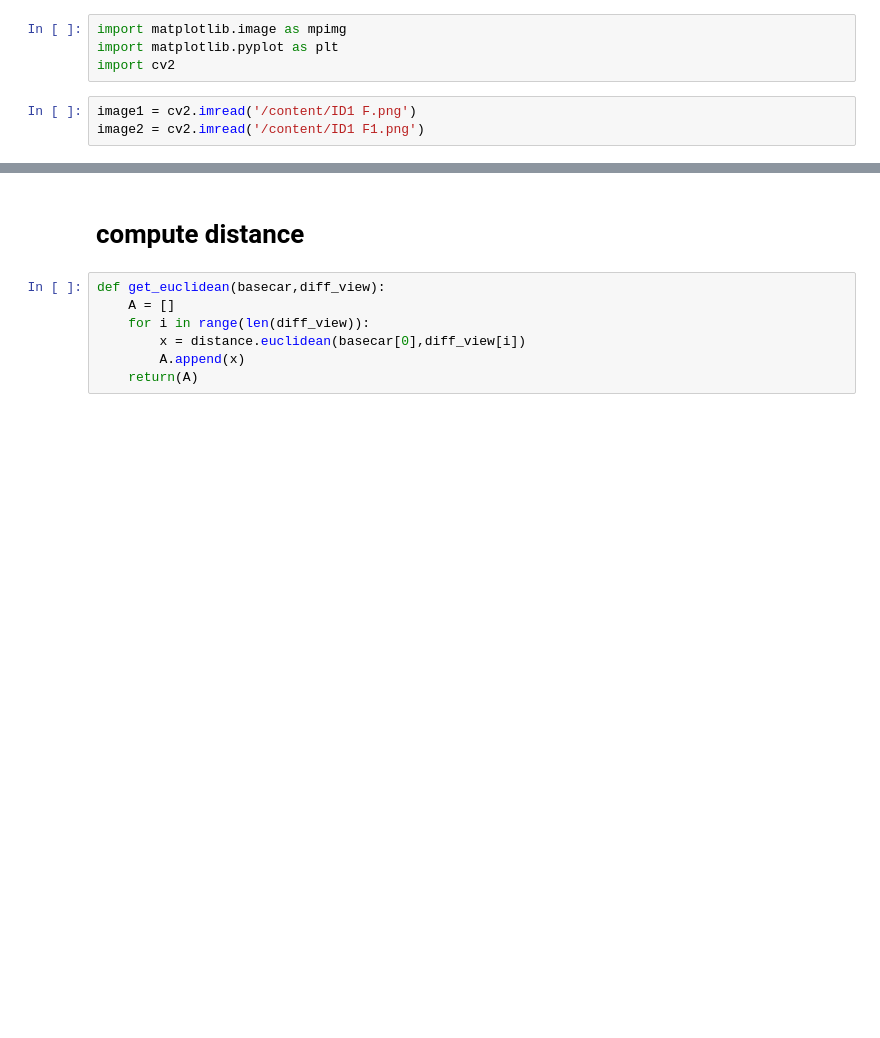
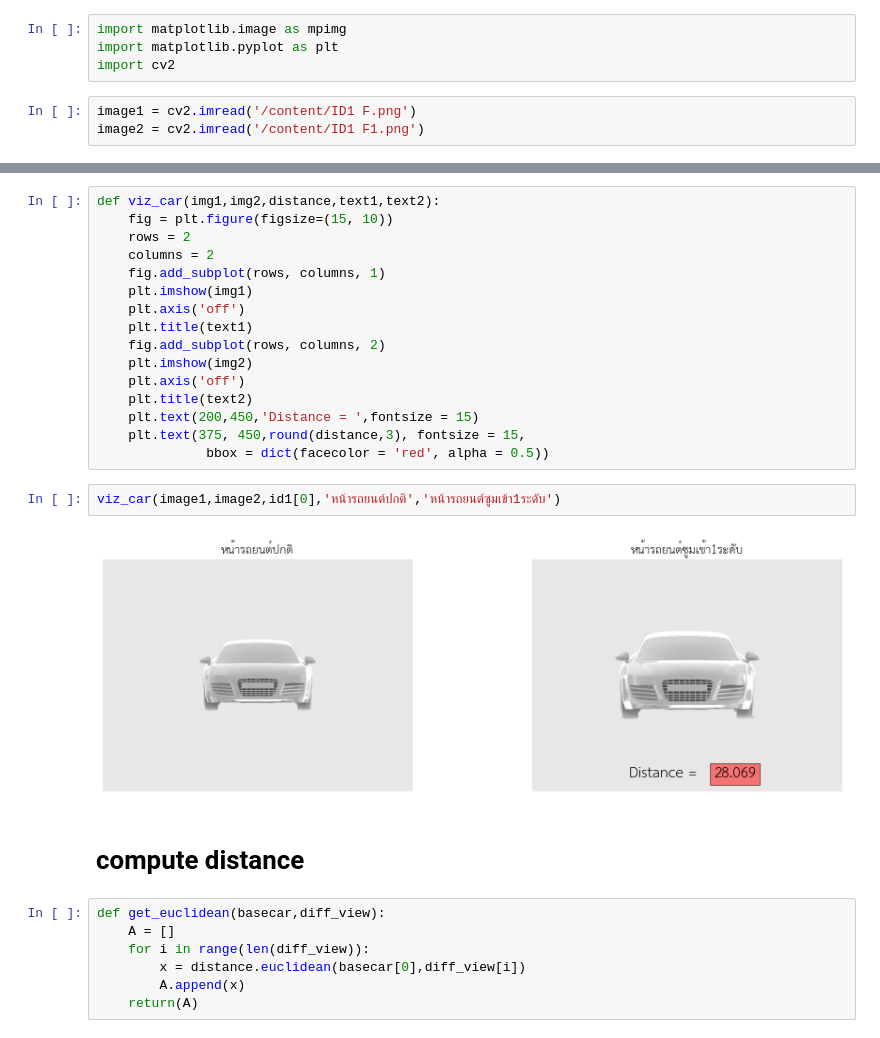
Before and after one commit to MeenTers/Project, a Jupyter notebook: Project_SI.ipynb, the cells around one changed output, grey strips where cells are left out. Cells and saved outputs as stored; diff of their text form; blank space fills up the shorter version.

```diff
--- a/Project_SI.ipynb
+++ b/Project_SI.ipynb
@@ -137,3 +138,23 @@ Text(0.5, 1.0, 'หน้ารถซูมเข้า1ระดับ')
+# %%
+def viz_car(img1,img2,distance,text1,text2):
+    fig = plt.figure(figsize=(15, 10))
+    rows = 2
+    columns = 2
+    fig.add_subplot(rows, columns, 1)
+    plt.imshow(img1)
+    plt.axis('off')
+    plt.title(text1)
+    fig.add_subplot(rows, columns, 2)
+    plt.imshow(img2)
+    plt.axis('off')
+    plt.title(text2)
+    plt.text(200,450,'Distance = ',fontsize = 15)
+    plt.text(375, 450,round(distance,3), fontsize = 15,
+              bbox = dict(facecolor = 'red', alpha = 0.5))
+# %%
+viz_car(image1,image2,id1[0],'หน้ารถยนต์ปกติ','หน้ารถยนต์ซูมเข้า1ระดับ')
+# %% [output]
+[figure, added]
 # %% [markdown]
 # compute distance
 # %%
```
Also changed, not shown: parts of 7 cells of this notebook.
